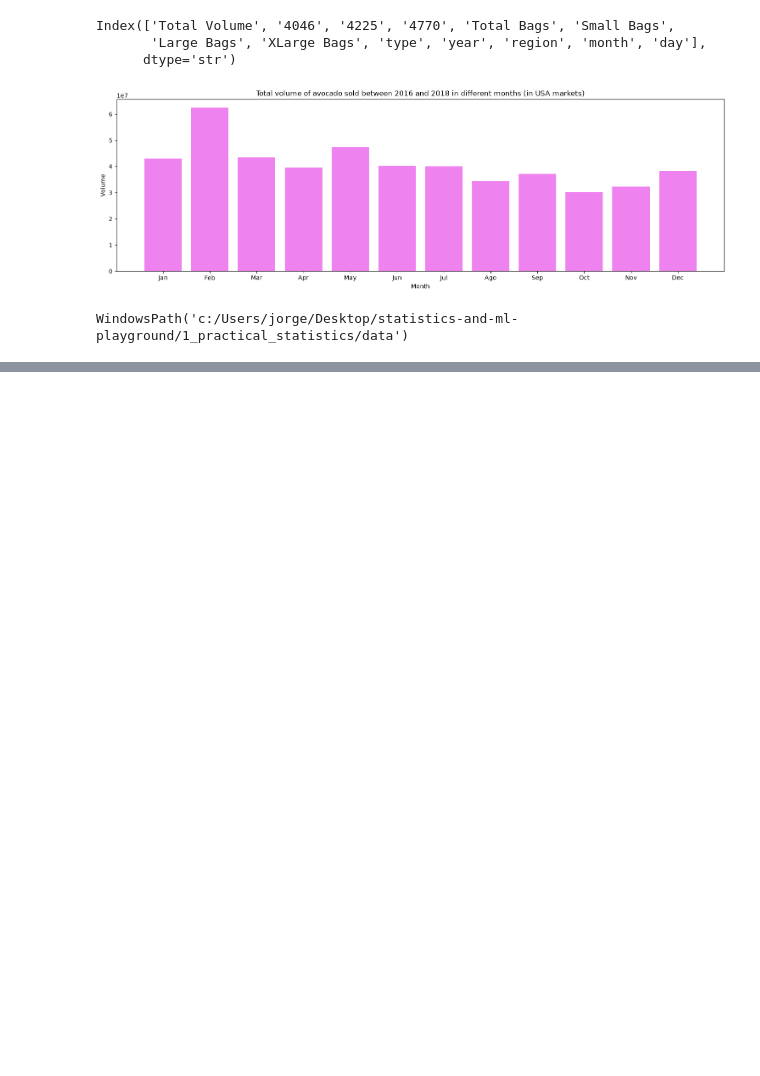
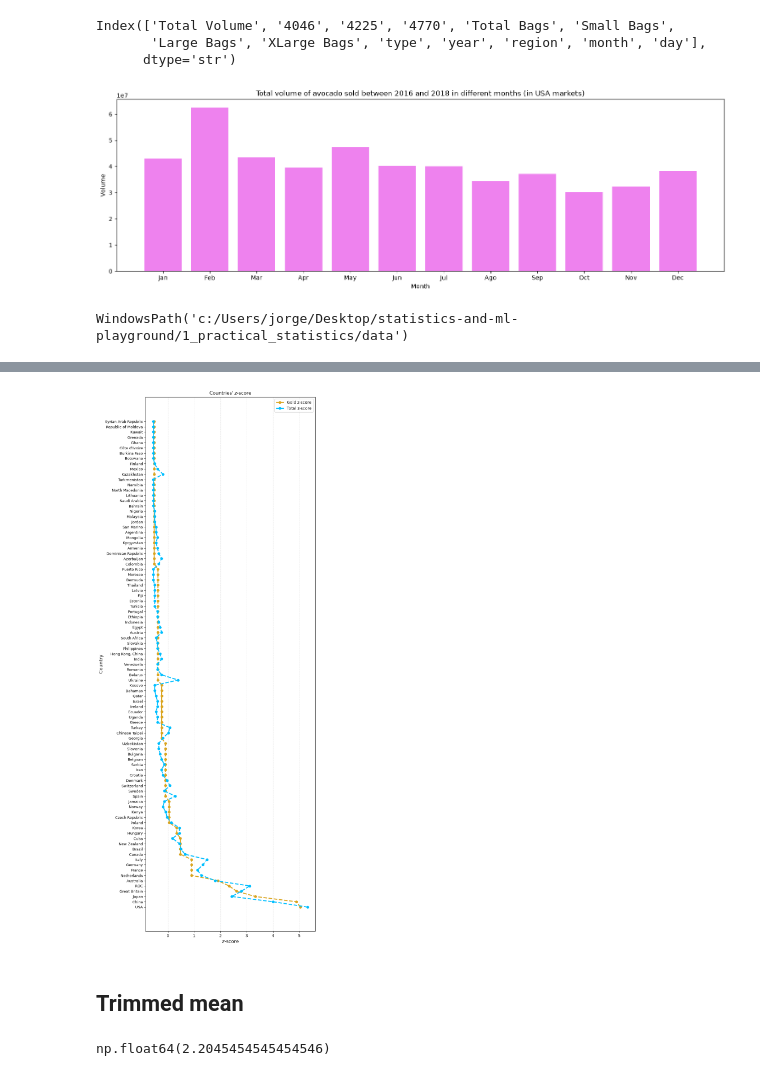
Before and after one commit to JorgeAcebes/statistics-and-ml-playground, a Jupyter notebook: 1_practical_statistics/notebooks/class_1.ipynb, the cells around one changed output, grey strips where cells are left out. Saved outputs shown, nothing was run; the diff lists cells and outputs as text; code cells hidden in the pictures; blank space fills up the shorter version.

```diff
--- a/1_practical_statistics/notebooks/class_1.ipynb
+++ b/1_practical_statistics/notebooks/class_1.ipynb
@@ -168,0 +238,19 @@ print('.')
+# %%
+fig, ax = plt.subplots(figsize=(8, 20))  # Taller than wider
+
+# Inverted order
+ax.plot(z_gold, country, color='goldenrod', lw=2.5, ls='--', marker='.', markersize=12, label='Gold z-score')
+ax.plot(z_tot, country, color='deepskyblue', lw=2.5, ls='--', marker='.', markersize=12, label='Total z-score')
+
+ax.set_xlabel(r'$z$-score', fontsize=12)
+ax.set_ylabel(r'Country', fontsize=12)
+ax.tick_params(axis='y', labelsize=9)
+ax.set_title('Countries$\'$ $z$-score')
+ax.grid(axis='x', linestyle=':', alpha=0.6)
+ax.legend(loc='upper right')
+
+plt.tight_layout()
+# %% [output]
+[figure, added]
+# %% [markdown]
+## Trimmed mean
@@ -168,0 +262,8 @@ print('.')
+# %%
+# It can also be done for just one of the edges of the data (e.g. the highest values)
+# and using just pandas!
+
+upper_quantile = gold.quantile(0.95) # Obtain the uppest 5%
+trim_gold_upper = gold[gold < upper_quantile].mean()
+# %% [output]
+np.float64(2.2045454545454546)
```
Also changed, not shown: parts of 9 cells of this notebook.
